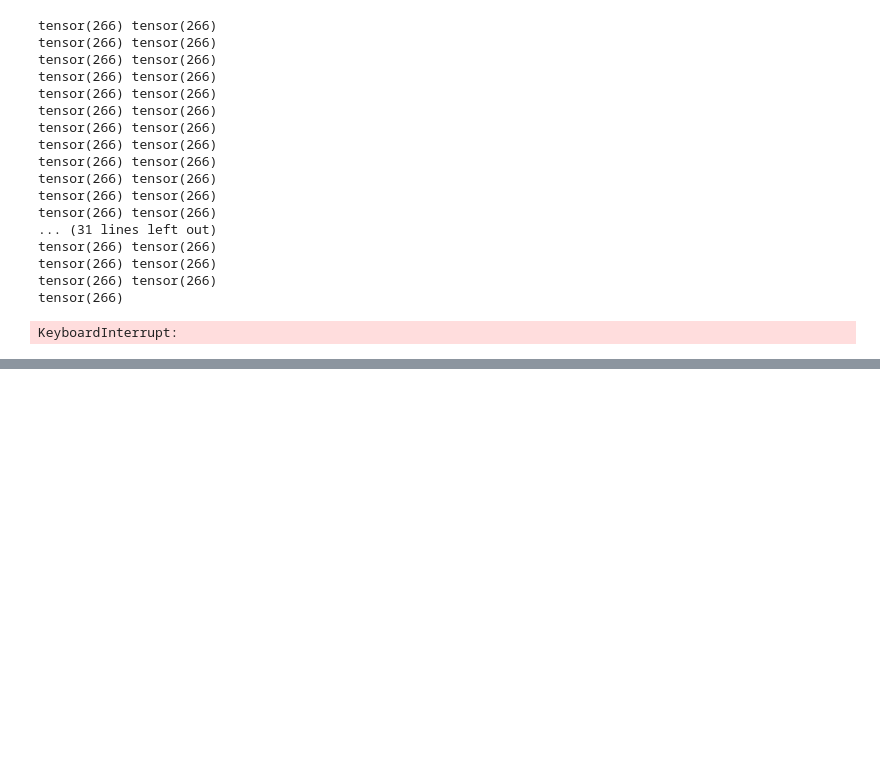
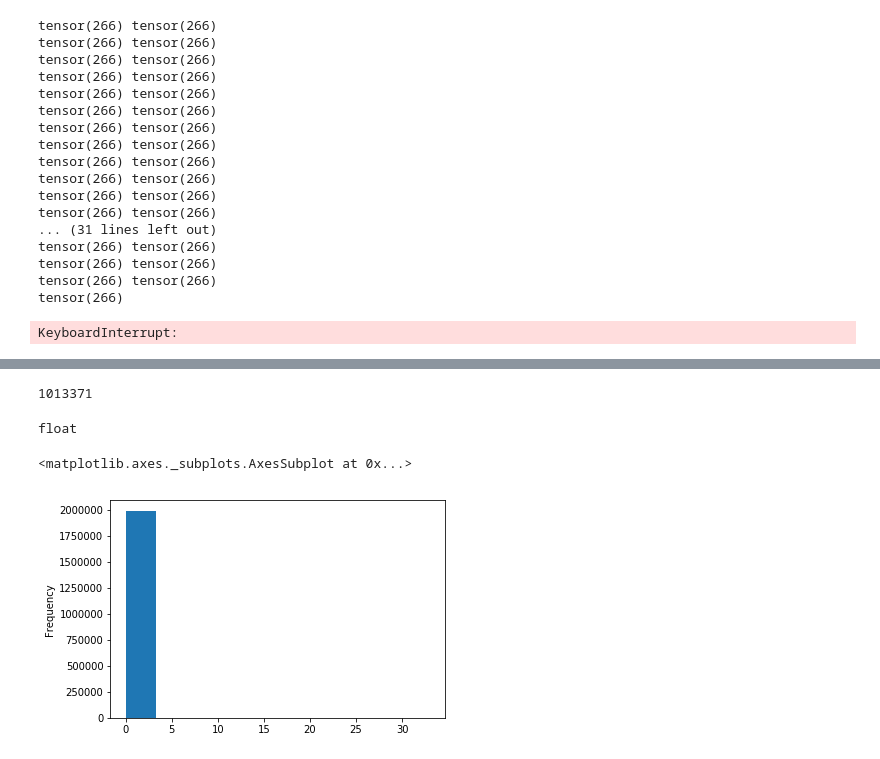
Before and after one commit to snakers4/cft-contest-2018, a Jupyter notebook: src/cft_name.ipynb, the cells around one changed output, grey strips where cells are left out. Cells and saved outputs as stored; diff of their text form; code cells hidden in the pictures; blank space fills up the shorter version.

```diff
--- a/src/cft_name.ipynb
+++ b/src/cft_name.ipynb
@@ -1041,0 +1265,2 @@ KeyboardInterrupt:
+# %%
+train_df.loc[cond,'len_diff'] = train_df.loc[cond,['fullname','fullname_true']].apply(lambda x: len(x['fullname_true'])-len(x['fullname']), axis=1)
@@ -1041,0 +1496,20 @@ KeyboardInterrupt:
+# %%
+cond = (pd.notnull(train_df.fullname_true))
+sum(cond)
+# %% [output]
+1013371
+# %%
+type(train_df.iloc[2].fullname_true)
+# %% [output]
+float
+# %%
+train_df['error_list'] = ''
+# %%
+train_df['error_count'] = train_df[['fullname','fullname_true']].apply(lambda row: process_text(row['fullname'],row['fullname_true'])[0],  axis=1)
+# %%
+train_df['error_list'] = train_df[['fullname','fullname_true']].apply(lambda row: process_text(row['fullname'],row['fullname_true'])[1],  axis=1)
+# %%
+train_df.error_count.plot(kind='hist')
+# %% [output]
+<matplotlib.axes._subplots.AxesSubplot at 0x...>
+[figure, added]
```
Also changed, not shown: parts of 61 cells of this notebook, 4 other files.
